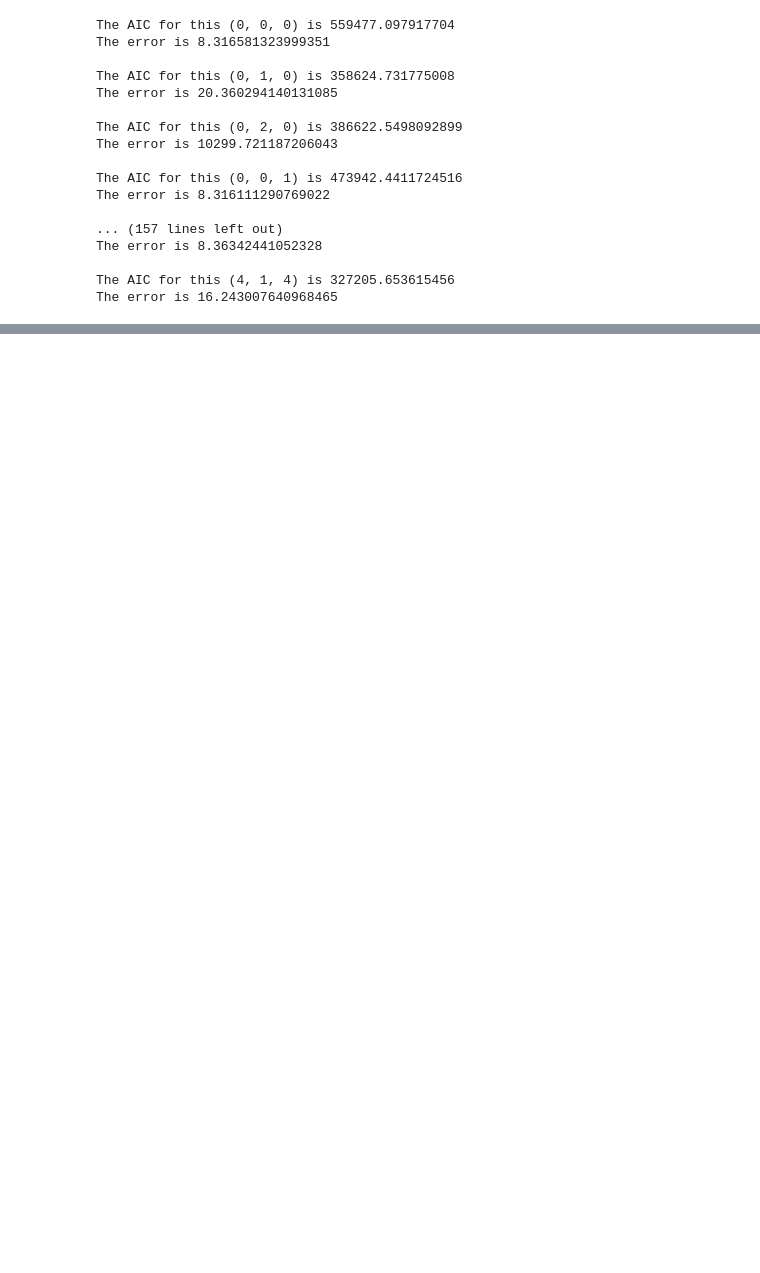
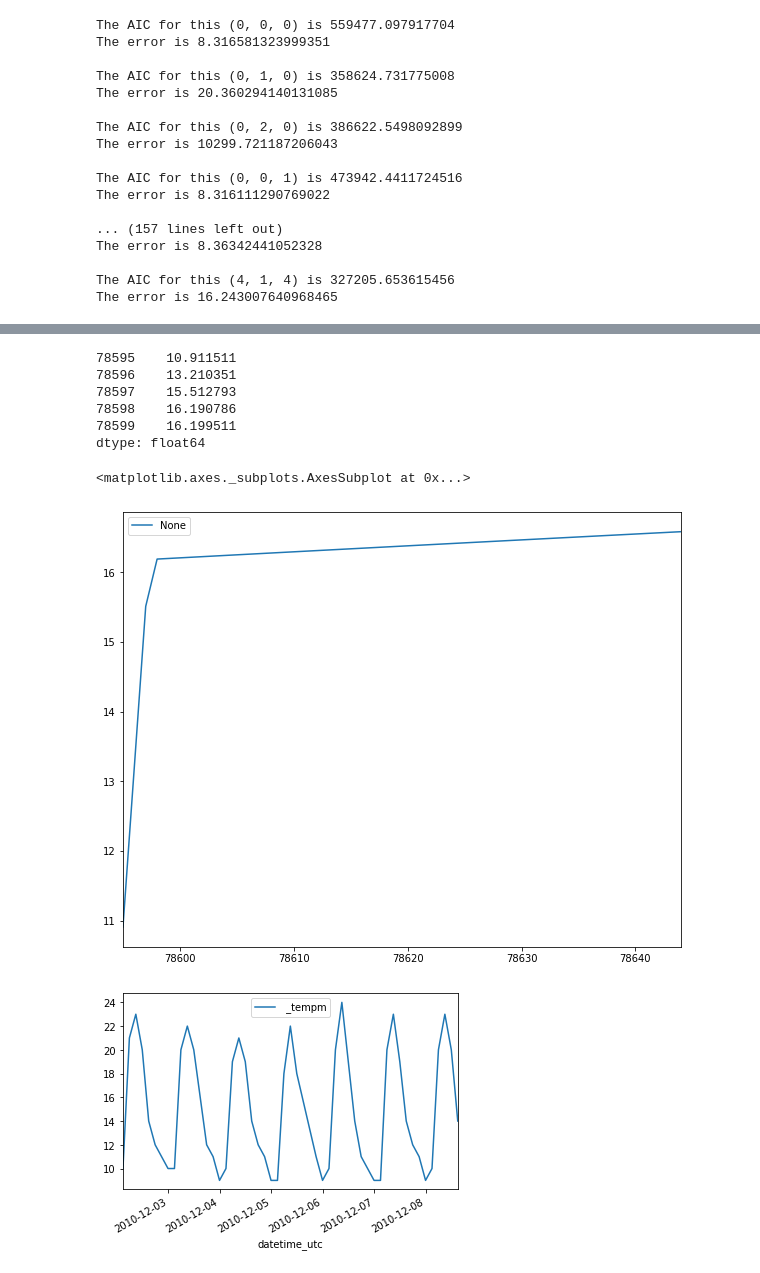
Before and after one commit to AjayJohnAlex/Linear-Regression, a Jupyter notebook: Time_Series_Forecasting.ipynb, the cells around one changed output, grey strips where cells are left out. Drawn from its saved outputs; the diff is of its cells as text; code cells hidden in the pictures; blank space fills up the shorter version.

```diff
--- a/Time_Series_Forecasting.ipynb
+++ b/Time_Series_Forecasting.ipynb
@@ -357,3 +345,5 @@ The error is 8.36342441052328
 
 The AIC for this (4, 1, 4) is 327205.653615456
 The error is 16.243007640968465
+# %%
+weather_model = ARIMA(train,order=(1,0,4)).fit()
@@ -359,0 +381,2 @@ The error is 16.243007640968465
+# %%
+expected_forecast = weather_model.predict(start=round(len(forecast)*.8),end=len(forecast)-1)
@@ -359,0 +397,20 @@ The error is 16.243007640968465
+# %%
+expected_forecast[:5]
+# %% [output]
+78595    10.911511
+78596    13.210351
+78597    15.512793
+78598    16.190786
+78599    16.199511
+dtype: float64
+# %%
+actual = test[:50]
+pred = expected_forecast[:50]
+# %%
+plt.figure(figsize=(10,8))
+pred.plot(legend=True)
+actual.plot(legend=True)
+# %% [output]
+<matplotlib.axes._subplots.AxesSubplot at 0x...>
+[figure, added]
+[figure, added]
```
Also changed, not shown: parts of 21 cells of this notebook.
